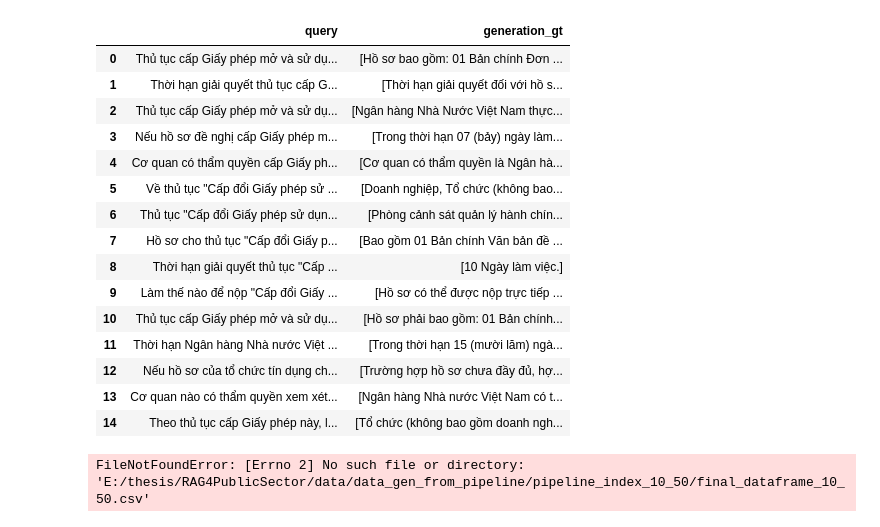
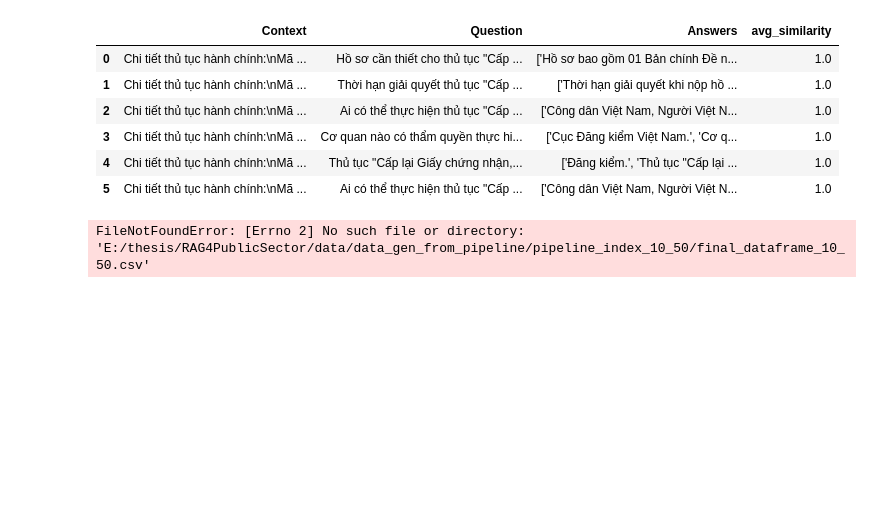
Before and after one commit to C-zu/RAG4PublicSector, a Jupyter notebook: jupyter_files/test.ipynb, the cells around one changed output. Saved outputs shown, nothing was run; the diff lists cells and outputs as text; code cells hidden in the pictures; blank space fills up the shorter version.

Commit message:
full pipeline gen data

```diff
--- a/jupyter_files/test.ipynb
+++ b/jupyter_files/test.ipynb
@@ -5,25 +5,16 @@ from langchain_core.prompts import ChatPromptTemplate
 # %%
 import pandas as pd
 pd.set_option("max_colwidth", None)
-corpus_df = pd.read_parquet('E:/thesis/RAG4PublicSector/data/data_gen_from_pipeline/pipeline_index_47_50/google.parquet')
-corpus_df[['query','generation_gt']]
+df1 = pd.read_csv("E:/thesis/RAG4PublicSector/data/data_gen_from_pipeline/pipeline_index_0_5/gemini-1.5-flash-8b-exp-0924_verified_answer_dataframe.csv")
+df1
 # %% [output]
-|  | query | generation_gt |
-| 0 | Thủ tục cấp Giấy phép mở và sử dụ... | [Hồ sơ bao gồm: 01 Bản chính Đơn ... |
-| 1 | Thời hạn giải quyết thủ tục cấp G... | [Thời hạn giải quyết đối với hồ s... |
-| 2 | Thủ tục cấp Giấy phép mở và sử dụ... | [Ngân hàng Nhà Nước Việt Nam thực... |
-| 3 | Nếu hồ sơ đề nghị cấp Giấy phép m... | [Trong thời hạn 07 (bảy) ngày làm... |
-| 4 | Cơ quan có thẩm quyền cấp Giấy ph... | [Cơ quan có thẩm quyền là Ngân hà... |
-| 5 | Về thủ tục "Cấp đổi Giấy phép sử ... | [Doanh nghiệp, Tổ chức (không bao... |
-| 6 | Thủ tục "Cấp đổi Giấy phép sử dụn... | [Phòng cảnh sát quản lý hành chín... |
-| 7 | Hồ sơ cho thủ tục "Cấp đổi Giấy p... | [Bao gồm 01 Bản chính Văn bản đề ... |
-| 8 | Thời hạn giải quyết thủ tục "Cấp ... | [10 Ngày làm việc.] |
-| 9 | Làm thế nào để nộp "Cấp đổi Giấy ... | [Hồ sơ có thể được nộp trực tiếp ... |
-| 10 | Thủ tục cấp Giấy phép mở và sử dụ... | [Hồ sơ phải bao gồm: 01 Bản chính... |
-| 11 | Thời hạn Ngân hàng Nhà nước Việt ... | [Trong thời hạn 15 (mười lăm) ngà... |
-| 12 | Nếu hồ sơ của tổ chức tín dụng ch... | [Trường hợp hồ sơ chưa đầy đủ, hợ... |
-| 13 | Cơ quan nào có thẩm quyền xem xét... | [Ngân hàng Nhà nước Việt Nam có t... |
-| 14 | Theo thủ tục cấp Giấy phép này, l... | [Tổ chức (không bao gồm doanh ngh... |
+|  | Context | Question | Answers | avg_similarity |
+| 0 | Chi tiết thủ tục hành chính:\nMã ... | Hồ sơ cần thiết cho thủ tục "Cấp ... | ['Hồ sơ bao gồm 01 Bản chính Đề n... | 1.0 |
+| 1 | Chi tiết thủ tục hành chính:\nMã ... | Thời hạn giải quyết thủ tục "Cấp ... | ['Thời hạn giải quyết khi nộp hồ ... | 1.0 |
+| 2 | Chi tiết thủ tục hành chính:\nMã ... | Ai có thể thực hiện thủ tục "Cấp ... | ['Công dân Việt Nam, Người Việt N... | 1.0 |
+| 3 | Chi tiết thủ tục hành chính:\nMã ... | Cơ quan nào có thẩm quyền thực hi... | ['Cục Đăng kiểm Việt Nam.', 'Cơ q... | 1.0 |
+| 4 | Chi tiết thủ tục hành chính:\nMã ... | Thủ tục "Cấp lại Giấy chứng nhận,... | ['Đăng kiểm.', 'Thủ tục "Cấp lại ... | 1.0 |
+| 5 | Chi tiết thủ tục hành chính:\nMã ... | Ai có thể thực hiện thủ tục "Cấp ... | ['Công dân Việt Nam, Người Việt N... | 1.0 |
 # %%
 import pandas as pd
 pd.set_option("max_colwidth", None)
```
Also changed, not shown: 40 other files.
